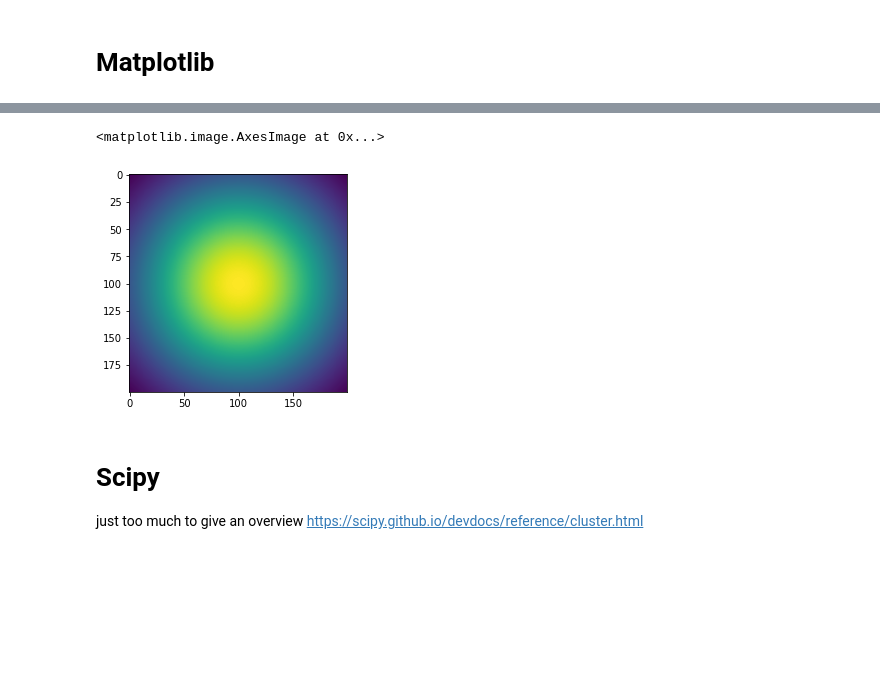
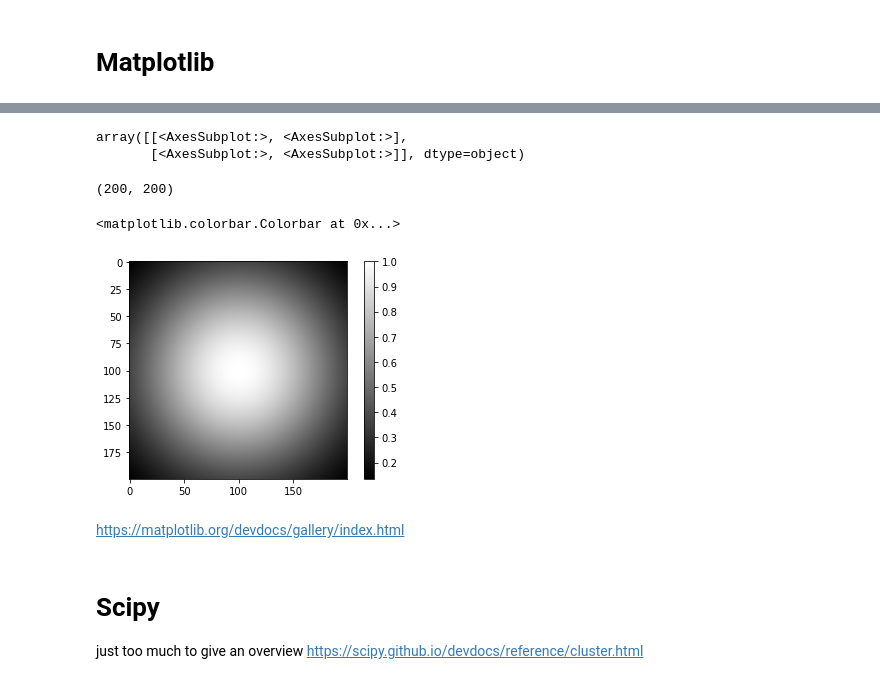
Before and after one commit to lorenzocerrone/data-analysis-tools-in-python-2022, a Jupyter notebook: Day2/Day2.ipynb, the cells around one changed output, grey strips where cells are left out. Cells and saved outputs as stored; diff of their text form; code cells hidden in the pictures; blank space fills up the shorter version.

```diff
--- a/Day2/Day2.ipynb
+++ b/Day2/Day2.ipynb
@@ -109,12 +214,32 @@ y = np.sin(x)
+# %%
+axes
+# %% [output]
+array([[<AxesSubplot:>, <AxesSubplot:>],
+       [<AxesSubplot:>, <AxesSubplot:>]], dtype=object)
 # %%
 x, y = np.arange(-1, 1, 0.01), np.arange(-1, 1, 0.01)
+
+"""
+(-1, -1)......(-1, 1)
+.
+.
+.
+(1, -1) .......(1, 1)
+"""
+
 xx, yy = np.meshgrid(x, y)
 zz = np.exp(- (xx)**2 - (yy)**2)
+zz.shape
+# %% [output]
+(200, 200)
 # %%
-plt.imshow(zz)
+plt.imshow(zz, cmap='gray')
+plt.colorbar()
 # %% [output]
-<matplotlib.image.AxesImage at 0x...>
+<matplotlib.colorbar.Colorbar at 0x...>
-[figure, old version]
+[figure, new version]
+# %% [markdown]
+https://matplotlib.org/devdocs/gallery/index.html
 # %% [markdown]
 # Scipy
 
```
Also changed, not shown: parts of 29 cells of this notebook, 3 other files.
